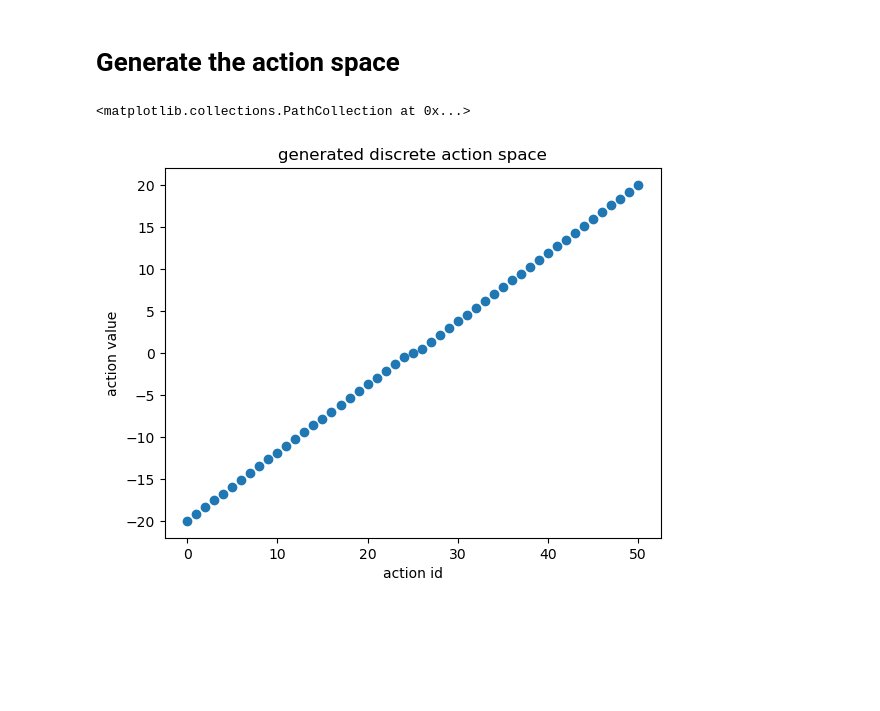
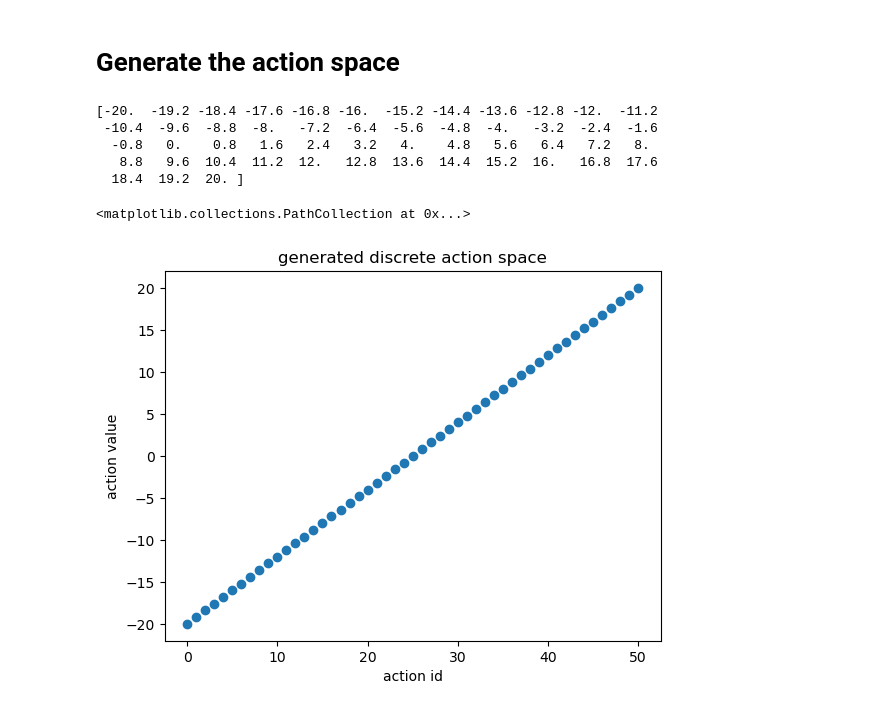
Before and after one commit to MohammadAsadolahi/Reinforcement-learning-algorithm-Deep-Q-learning-for-cryptocurrency-trading, a Jupyter notebook: deep-q-learning-for-cryptocurrency-trading.ipynb, the cells around one changed output. Saved outputs shown, nothing was run; the diff lists cells and outputs as text; code cells hidden in the pictures; blank space fills up the shorter version.

Commit message:
Update deep-q-learning-for-cryptocurrency-trading.ipynb
action space generation code has been refactored

```diff
--- a/deep-q-learning-for-cryptocurrency-trading.ipynb
+++ b/deep-q-learning-for-cryptocurrency-trading.ipynb
@@ -54,18 +54,17 @@ plt.plot(closing_price['BTC-USD'])
 # %%
 import gym
 from gym import spaces
-action_choices = np.linspace(0.5, 20, num=25) # using linespace to generate 25 actions to buy or sell in [0.5$,20$] interval
-actions = []
-actions.append(0.0) # add 0 choice to actions for hold
-for act in action_choices:
-    actions.append(act) # add positive number to buy x amount
-    actions.append(-act) # add negative number to sell x amount
-actions.sort()
-
+action_choices = np.linspace(-20, 20, num=51) # using linespace to generate 25 actions to buy or sell in [0.5$,20$] interval
+print(action_choices)
 plt.xlabel("action id")
 plt.ylabel("action value")
 plt.title(f"generated discrete action space")
-plt.scatter([act for act in range(len(actions))],actions)
+plt.scatter([act for act in range(len(action_choices))],action_choices)
 # %% [output]
-<matplotlib.collections.PathCollection at 0x...>
+[-20.  -19.2 -18.4 -17.6 -16.8 -16.  -15.2 -14.4 -13.6 -12.8 -12.  -11.2
+ -10.4  -9.6  -8.8  -8.   -7.2  -6.4  -5.6  -4.8  -4.   -3.2  -2.4  -1.6
+  -0.8   0.    0.8   1.6   2.4   3.2   4.    4.8   5.6   6.4   7.2   8.
+   8.8   9.6  10.4  11.2  12.   12.8  13.6  14.4  15.2  16.   16.8  17.6
+  18.4  19.2  20. ]
+<matplotlib.collections.PathCollection at 0x...>
-[figure, old version]
+[figure, new version]
```
